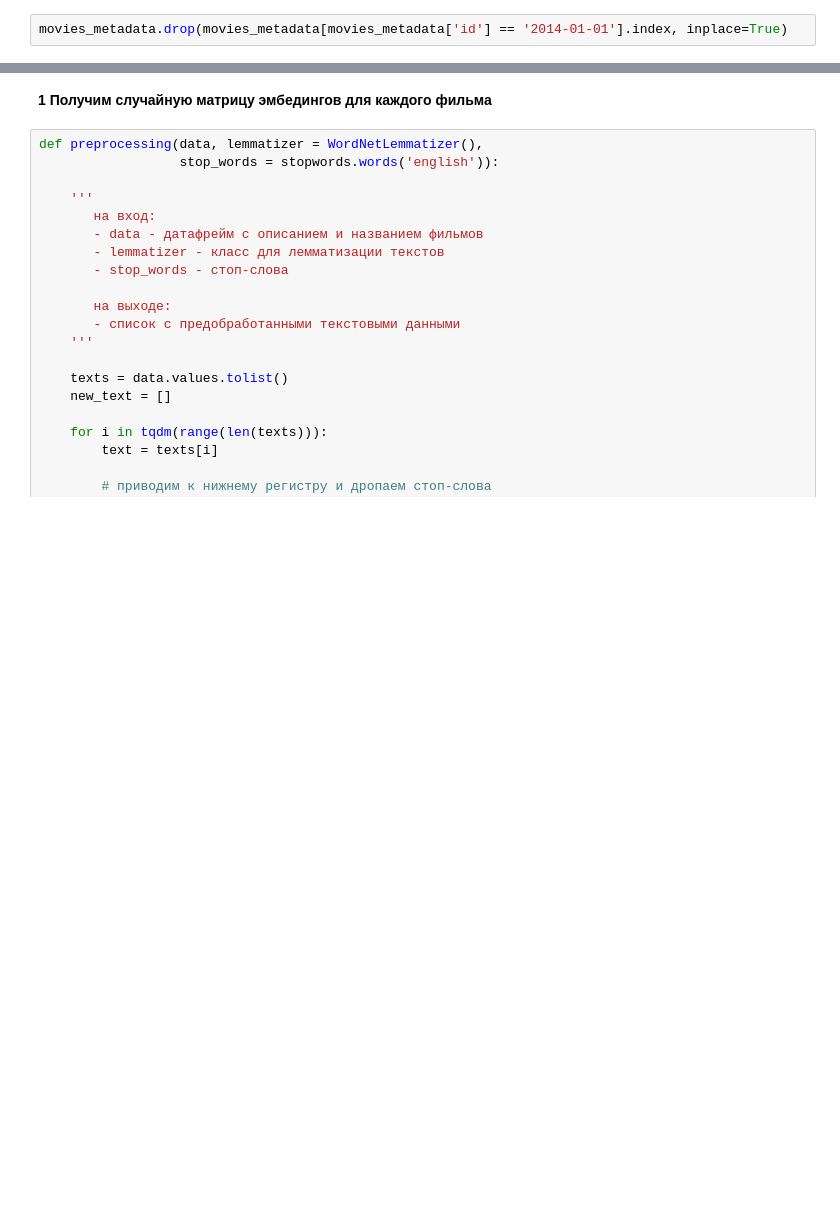
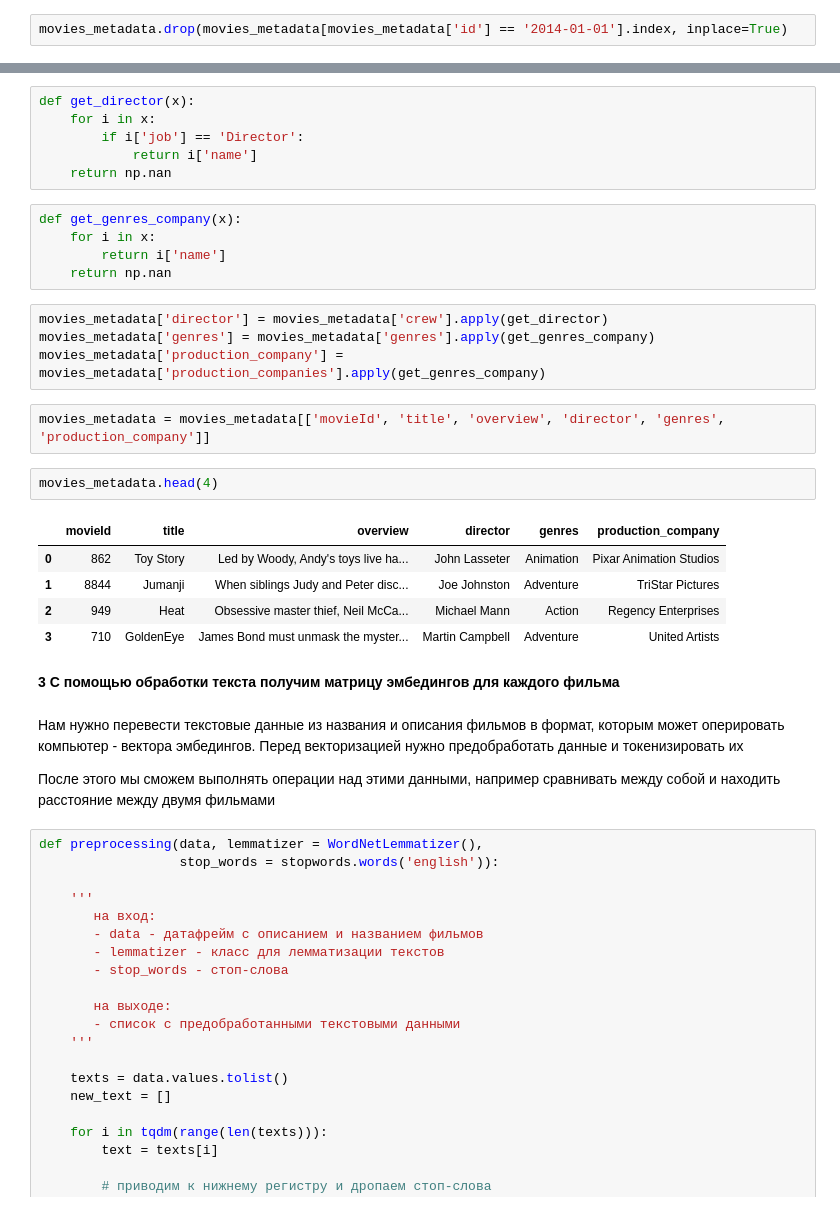
Before and after one commit to REU-DS-CLUB/RecSys-films, a Jupyter notebook: notebooks/general_notebook.ipynb, the cells around one changed output, grey strips where cells are left out. Drawn from its saved outputs; the diff is of its cells as text; blank space fills up the shorter version.

```diff
--- a/notebooks/general_notebook.ipynb
+++ b/notebooks/general_notebook.ipynb
@@ -104,5 +221,34 @@ movies_metadata = movies_metadata.rename(columns={'id':'movieId'})
+# %%
+def get_director(x):
+    for i in x:
+        if i['job'] == 'Director':
+            return i['name']
+    return np.nan
+# %%
+def get_genres_company(x):
+    for i in x:
+        return i['name']
+    return np.nan
+# %%
+movies_metadata['director'] = movies_metadata['crew'].apply(get_director)
+movies_metadata['genres'] = movies_metadata['genres'].apply(get_genres_company)
+movies_metadata['production_company'] = movies_metadata['production_companies'].apply(get_genres_company)
+# %%
+movies_metadata = movies_metadata[['movieId', 'title', 'overview', 'director', 'genres', 'production_company']]
+# %%
+movies_metadata.head(4)
+# %% [output]
+|  | movieId | title | overview | director | genres | production_company |
+| 0 | 862 | Toy Story | Led by Woody, Andy's toys live ha... | John Lasseter | Animation | Pixar Animation Studios |
+| 1 | 8844 | Jumanji | When siblings Judy and Peter disc... | Joe Johnston | Adventure | TriStar Pictures |
+| 2 | 949 | Heat | Obsessive master thief, Neil McCa... | Michael Mann | Action | Regency Enterprises |
+| 3 | 710 | GoldenEye | James Bond must unmask the myster... | Martin Campbell | Adventure | United Artists |
 # %% [markdown]
-**1 Получим случайную матрицу эмбедингов для каждого фильма**
+**3 С помощью обработки текста получим матрицу эмбедингов для каждого фильма**
+# %% [markdown]
+Нам нужно перевести текстовые данные из названия и описания фильмов в формат, которым может оперировать компьютер - вектора эмбедингов. Перед векторизацией нужно предобработать данные и токенизировать их
+
+После этого мы сможем выполнять операции над этими данными, например сравнивать между собой и находить расстояние между двумя фильмами
 # %%
 def preprocessing(data, lemmatizer = WordNetLemmatizer(),
                   stop_words = stopwords.words('english')):
```
Also changed, not shown: parts of 85 cells of this notebook.
